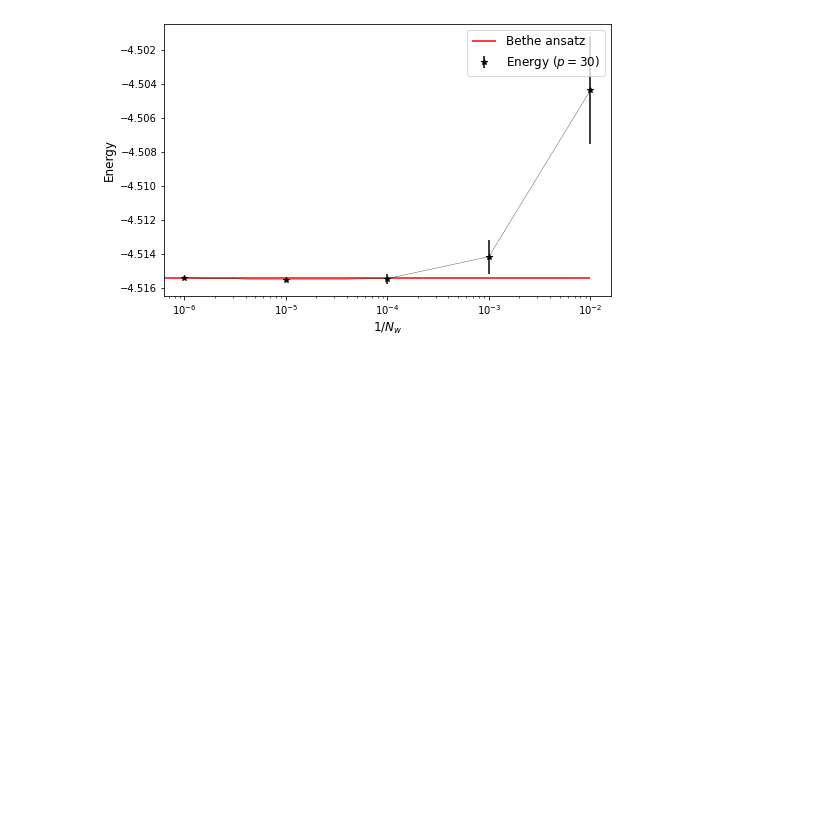
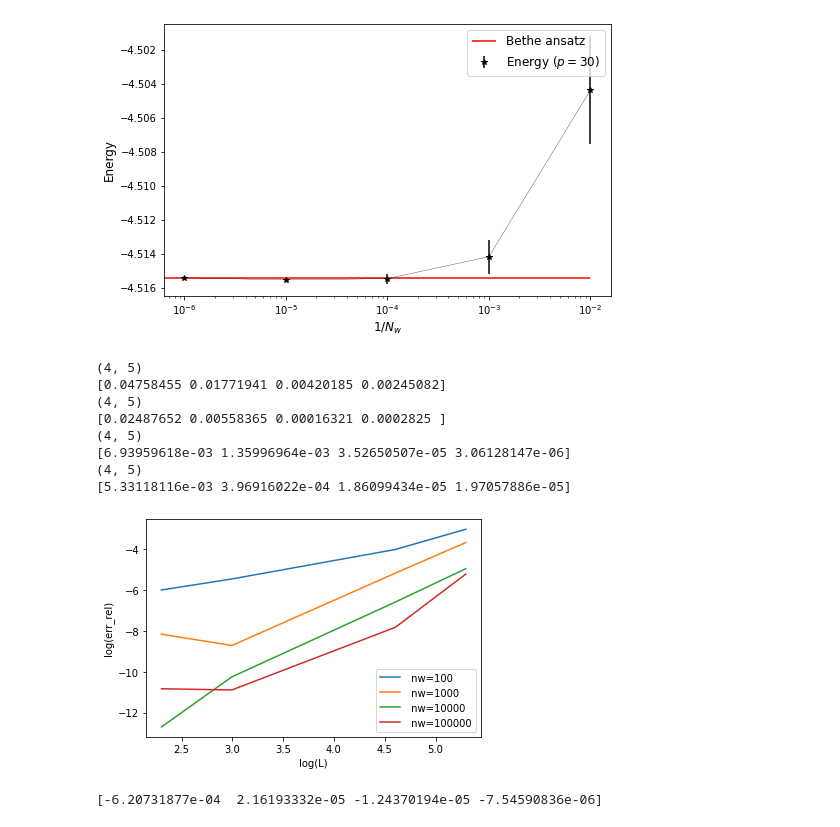
Before and after one commit to giacomotenti/QMCino, a Jupyter notebook: HEISENBERG_data/Data_analysis.ipynb, the cells around one changed output. Drawn from its saved outputs; the diff is of its cells as text; code cells hidden in the pictures; blank space fills up the shorter version.

```diff
--- a/HEISENBERG_data/Data_analysis.ipynb
+++ b/HEISENBERG_data/Data_analysis.ipynb
@@ -292,3 +321,5 @@ plt.show()
 nw_list = [100,1000,10000,100000,1000000]
 # %%
 E_bethe =  -4.51544635449204
+E_bethe_list.append(E_bethe)
+E_bethe_list
@@ -329,6 +362,7 @@ for nw in nw_list:
     plt.hlines(E_bethe,1,maxP,color = 'red', label = 'Bethe ansatz')
     plt.legend(fontsize = 12)
     plt.show()
+e_nw_vs_L.append(enw)
 # %% [output]
 [figure]
 [figure]
@@ -358,3 +392,37 @@ plt.legend(fontsize = 12)
 plt.show()
 # %% [output]
 [figure]
+# %%
+#print(E_bethe_list,L_list,e_nw_vs_L)
+#fisso un numero di walker 1milione
+for i in range(len(L_list)):
+    L_array=np.array(L_list)
+    e_nw_L_arr=np.array(e_nw_vs_L)
+    print(e_nw_L_arr.shape)
+    E_bethe_arr=np.array(E_bethe_list)
+    nw_arr=np.array([100,1000,10000,100000,1000000])
+    e_rel=np.empty(len(L_array))
+    e_rel[:]=np.abs((e_nw_L_arr[:,i]-E_bethe_arr[:])/E_bethe_arr[:])
+    print(e_rel)
+    plt.plot(np.log(L_array),np.log(e_rel),label=" nw={}".format(nw_arr[i]))
+
+    plt.legend()
+plt.ylabel("log(err_rel)")
+plt.xlabel("log(L)")
+plt.savefig("convergence_and_size.pdf")
+plt.show()
+# %% [output]
+(4, 5)
+[0.04758455 0.01771941 0.00420185 0.00245082]
+(4, 5)
+[0.02487652 0.00558365 0.00016321 0.0002825 ]
+(4, 5)
+[6.93959618e-03 1.35996964e-03 3.52650507e-05 3.06128147e-06]
+(4, 5)
+[5.33118116e-03 3.96916022e-04 1.86099434e-05 1.97057886e-05]
+[figure, added]
+# %%
+
+print((e_nw_L_arr[:,4]-E_bethe_arr[:])/E_bethe_arr[:])
+# %% [output]
+[-6.20731877e-04  2.16193332e-05 -1.24370194e-05 -7.54590836e-06]
```
Also changed, not shown: parts of 11 cells of this notebook, 1 other file.
